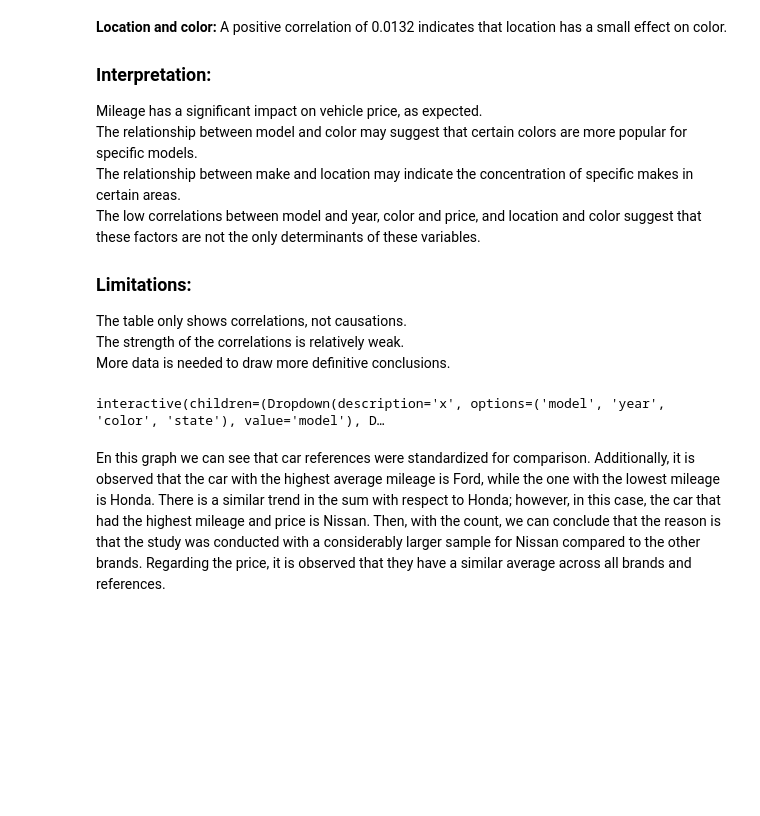
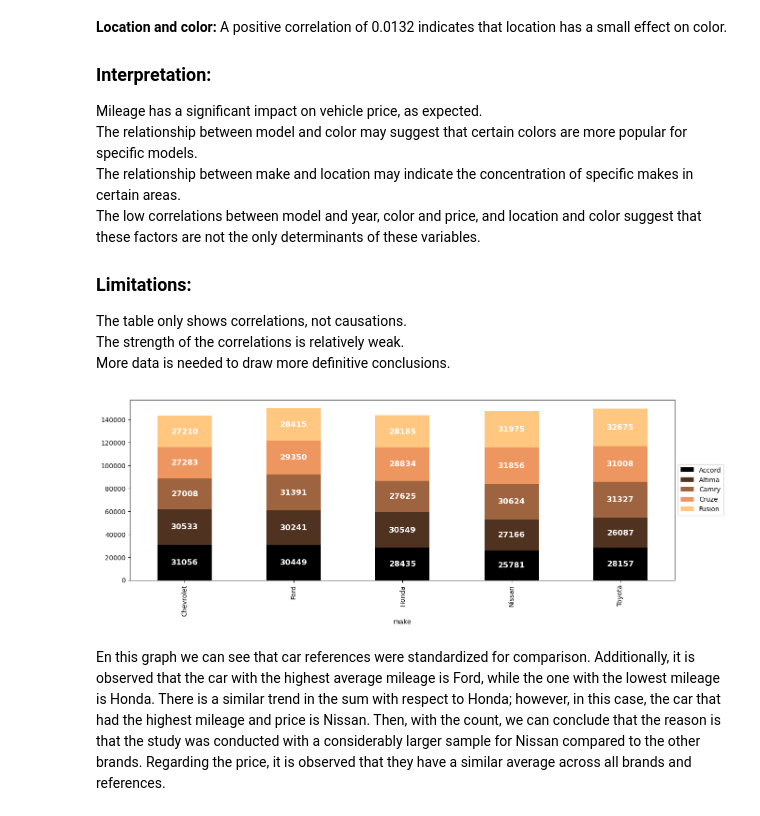
Before and after one commit to DeiviGT1/arc-is, a Jupyter notebook: notebooks/0.0-cars-first-db.ipynb, the cells around one changed output. Saved outputs shown, nothing was run; the diff lists cells and outputs as text; code cells hidden in the pictures; blank space fills up the shorter version.

```diff
--- a/notebooks/0.0-cars-first-db.ipynb
+++ b/notebooks/0.0-cars-first-db.ipynb
@@ -79,26 +80,28 @@ More data is needed to draw more definitive conclusions.<br/>
 # %%
 #Barchart
 @interact
 def barplot(x = csv.drop(["make", "mileage", "price", "date"], axis=1).columns, y = csv[["mileage", "price"]].columns, operation=["mean", "sum", "count"]):
 
 	clear_output(wait=True)
 	df = csv.groupby(["make", x]).agg({y: operation})
 
 	df.reset_index(inplace=True)
 	df = df.pivot(index="make", columns=x, values=y)
 	ax = df.plot(kind="bar", stacked=True, figsize=(15, 5), colormap="copper")
 	for p in ax.patches:
 		width, height = p.get_width(), p.get_height()
 		x, y = p.get_xy()
 		#change annotate color if height is  greater than the middle of the y axis
 		ax.annotate(f'{height:.0f}', (x + width/2, y + height/2), ha='center', va='center', fontsize=12, color='white', weight='bold')
 
 
 	ax.yaxis.set_major_formatter(mtick.FuncFormatter(lambda x, pos: f"{x:.0f}"))
 	plt.legend(loc='center left', bbox_to_anchor=(1.0, 0.5))
 	plt.show()
+
+barplot(x = 'model', y = 'price', operation='mean')
 # %% [output]
-interactive(children=(Dropdown(description='x', options=('model', 'year', 'color', 'state'), value='model'), D…
+[figure, added]
 # %% [markdown]
 En this graph we can see that car references were standardized for comparison. Additionally, it is observed that the car with the highest average mileage is Ford, while the one with the lowest mileage is Honda. There is a similar trend in the sum with respect to Honda; however, in this case, the car that had the highest mileage and price is Nissan. Then, with the count, we can conclude that the reason is that the study was conducted with a considerably larger sample for Nissan compared to the other brands. Regarding the price, it is observed that they have a similar average across all brands and references.
 # %%
```
Also changed, not shown: parts of 7 cells of this notebook, 7 other files.
